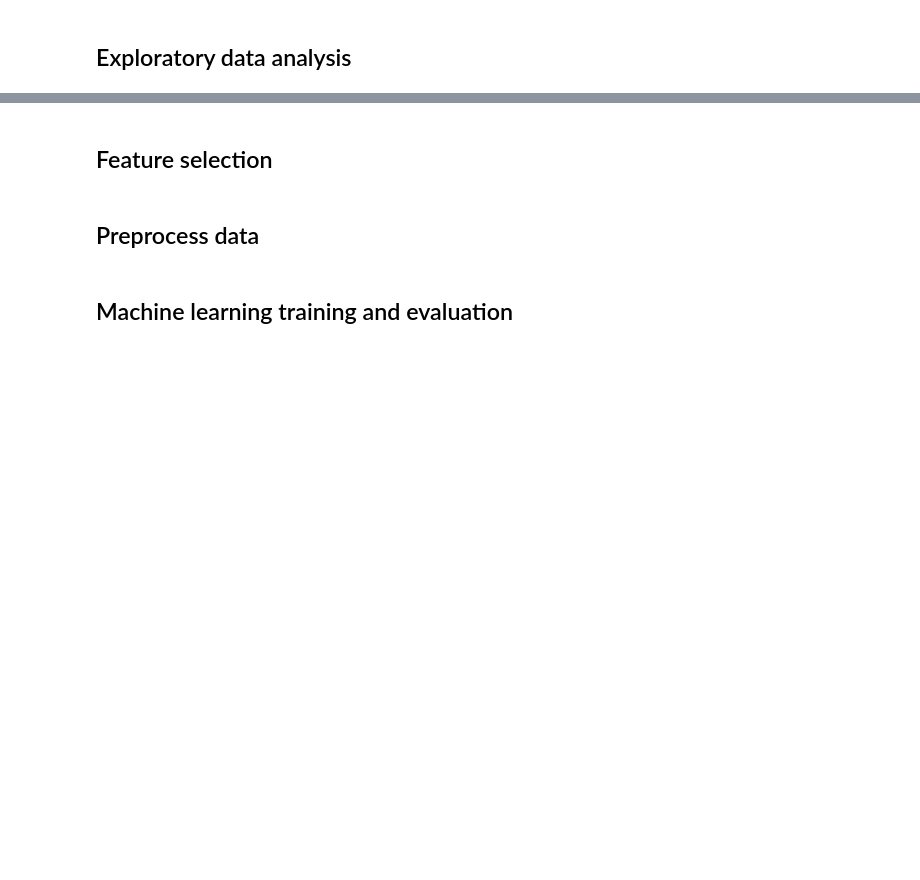
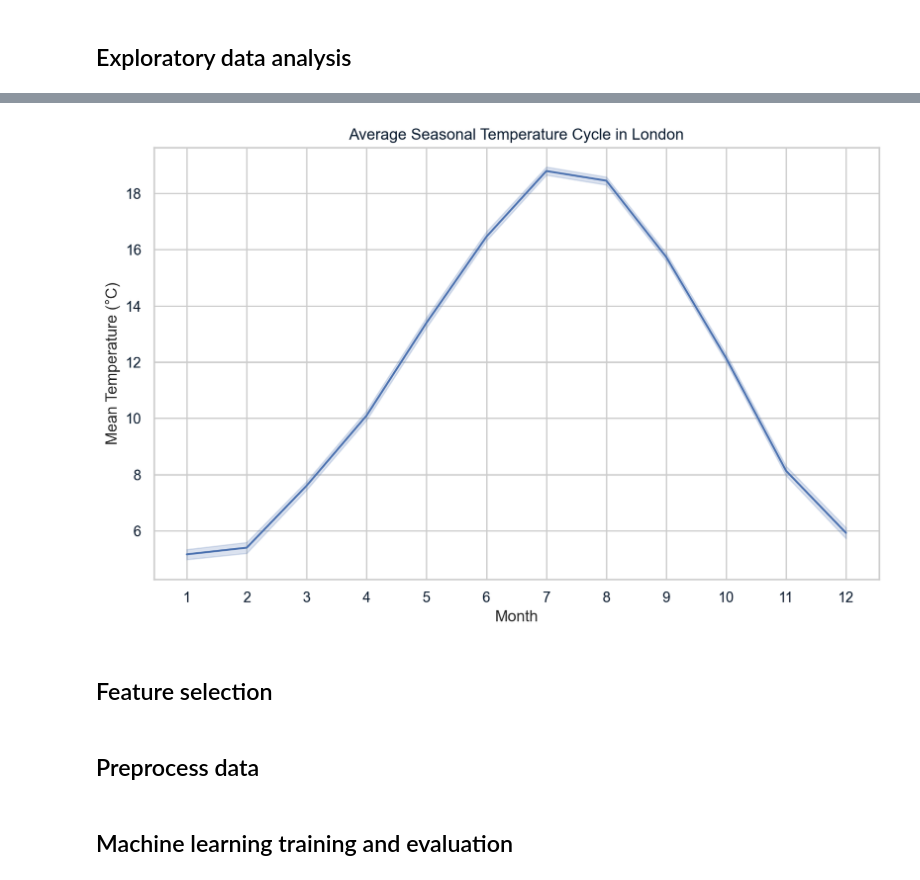
Before and after one commit to Syeda-Eman/Machine_Learning, a Jupyter notebook: notebook.ipynb, the cells around one changed output, grey strips where cells are left out. Cells and saved outputs as stored; diff of their text form; code cells hidden in the pictures; blank space fills up the shorter version.

```diff
--- a/notebook.ipynb
+++ b/notebook.ipynb
@@ -87,3 +96,13 @@ TypeError: to_datetime() missing 1 required positional argument: 'arg'
+# %%
+plt.figure(figsize=(10, 6))
+sns.lineplot(data=weather, x='month', y='mean_temp')
+plt.title('Average Seasonal Temperature Cycle in London')
+plt.xlabel('Month')
+plt.ylabel('Mean Temperature (°C)')
+plt.xticks(range(1, 13)) #
+plt.show()
+# %% [output]
+[figure, added]
 # %% [markdown]
 ## Feature selection
 # %%
```
Also changed, not shown: parts of 10 cells of this notebook.
